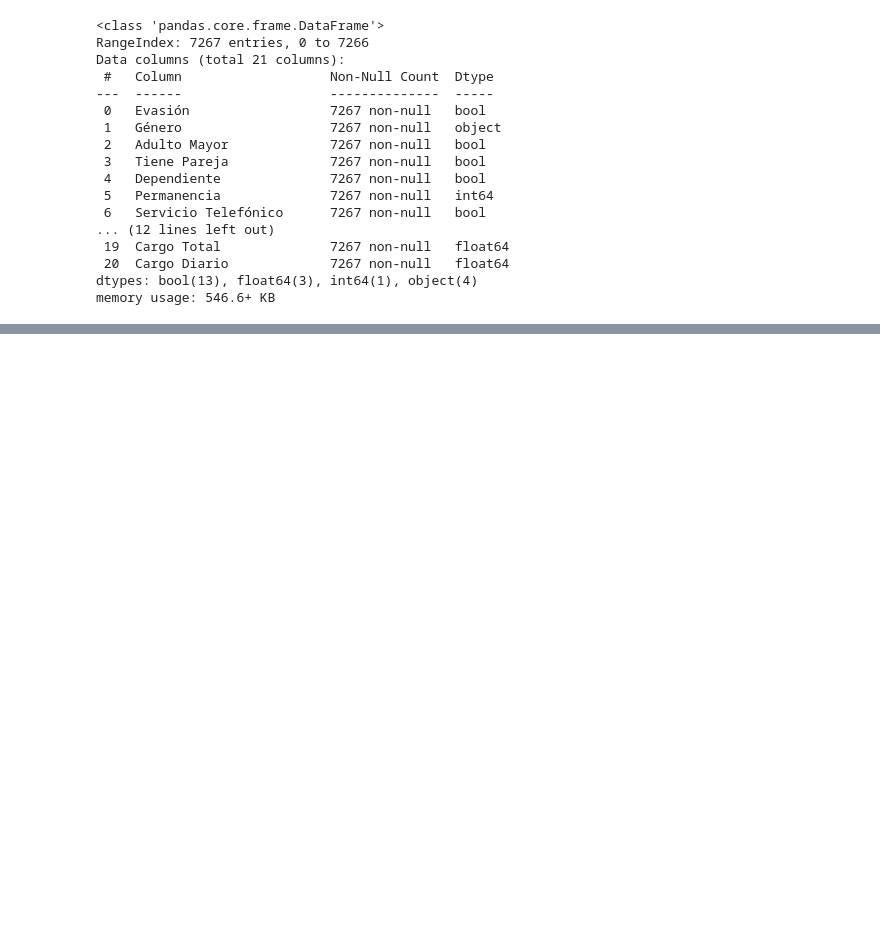
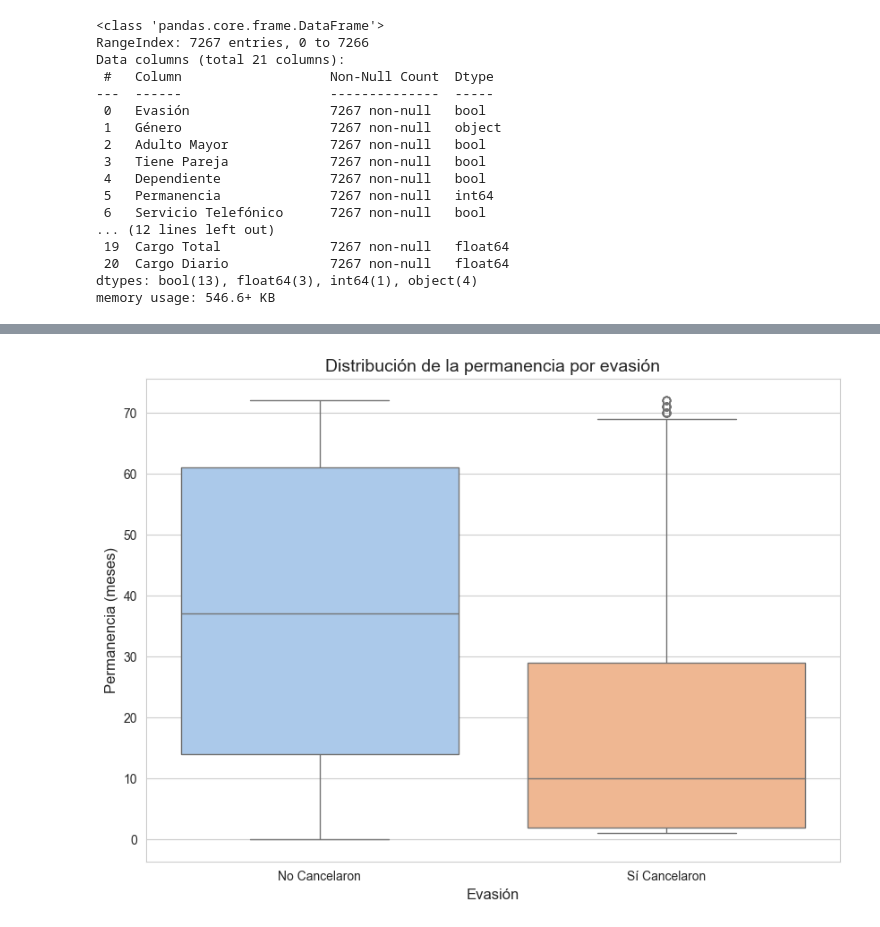
Before and after one commit to zelys/machine-learning, a Jupyter notebook: Challenge Telecom X/parte 2 - análisis de evasión de clientes/challenge_telecom_2.ipynb, the cells around one changed output, grey strips where cells are left out. Saved outputs shown, nothing was run; the diff lists cells and outputs as text; code cells hidden in the pictures; blank space fills up the shorter version.

```diff
--- a/Challenge Telecom X/parte 2 - análisis de evasión de clientes/challenge_telecom_2.ipynb
+++ b/Challenge Telecom X/parte 2 - análisis de evasión de clientes/challenge_telecom_2.ipynb
@@ -276,0 +167,10 @@ Intervalo de confianza(test_f1): [0.5052083973529506, 0.5714345028265184]
+# %%
+from sklearn.model_selection import train_test_split
+from sklearn.preprocessing import StandardScaler
+
+# 1. Dividir los datos en conjuntos de entrenamiento y prueba
+# Usaremos el DataFrame balanceado con SMOTE
+X = datos_balanceados.drop('Evasión', axis=1)
+y = datos_balanceados['Evasión']
+
+X_train, X_test, y_train, y_test = train_test_split(X, y, test_size=0.3, random_state=42, stratify=y)
@@ -276,0 +268,17 @@ Intervalo de confianza(test_f1): [0.5052083973529506, 0.5714345028265184]
+# %%
+import matplotlib.pyplot as plt
+import seaborn as sns
+
+# Configuración de estilo para los gráficos
+sns.set_style(style="whitegrid")
+# %%
+# Boxplot para Permanencia vs. Evasión
+plt.figure(figsize=(10, 7))
+sns.boxplot(x='Evasión', y='Permanencia', data=datos_balanceados, palette='pastel', hue=y, legend=False)
+plt.title('Distribución de la permanencia por evasión', fontsize=14)
+plt.xlabel('Evasión', fontsize=12)
+plt.ylabel('Permanencia (meses)', fontsize=12)
+plt.xticks([0, 1], ['No Cancelaron', 'Sí Cancelaron'])
+plt.show()
+# %% [output]
+[figure, added]
```
Also changed, not shown: parts of 79 cells of this notebook, 1 other file.
